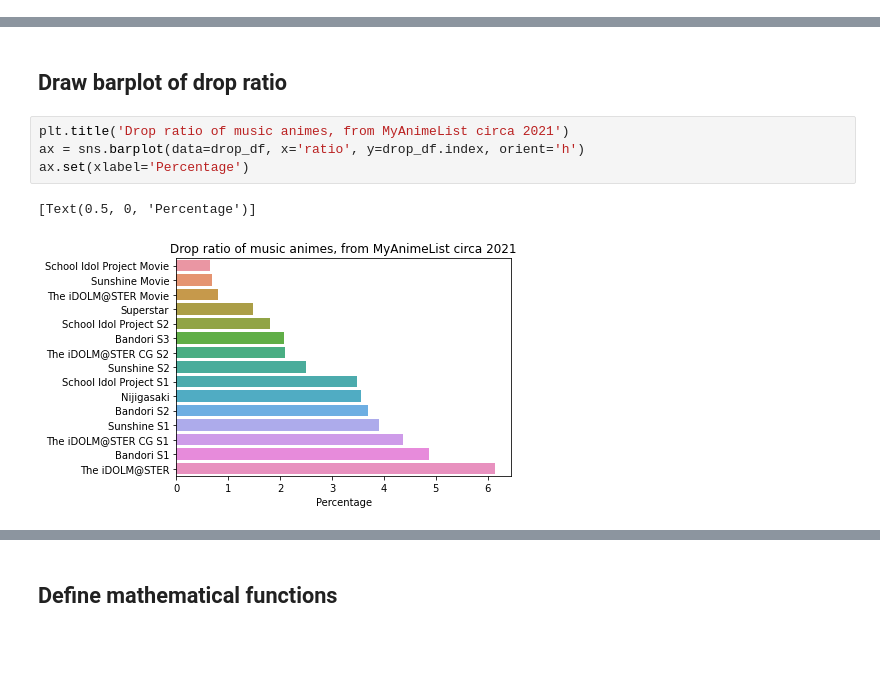
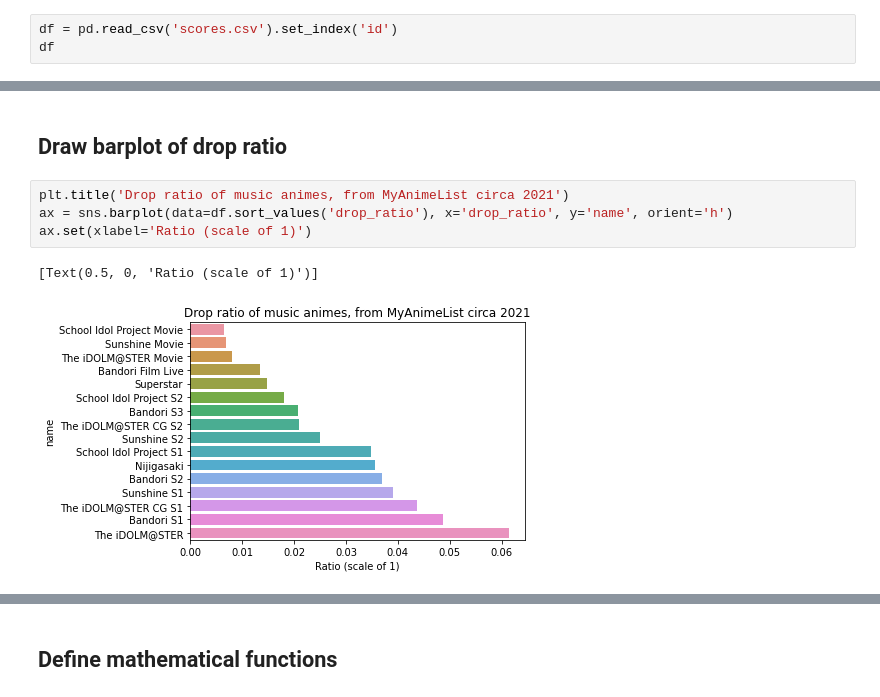
Before and after one commit to hungngocphat01/Toy-Datascience-Projects, a Jupyter notebook: ll-test/main.ipynb, the cells around one changed output, grey strips where cells are left out. Drawn from its saved outputs; the diff is of its cells as text; blank space fills up the shorter version.

```diff
--- a/ll-test/main.ipynb
+++ b/ll-test/main.ipynb
@@ -12,0 +13,3 @@ score_df = pd.read_csv('scores.csv')
+# %%
+df = pd.read_csv('scores.csv').set_index('id')
+df
@@ -14,8 +36,8 @@ score_df = pd.read_csv('scores.csv')
 ## Draw barplot of drop ratio
 # %%
 plt.title('Drop ratio of music animes, from MyAnimeList circa 2021')
-ax = sns.barplot(data=drop_df, x='ratio', y=drop_df.index, orient='h')
-ax.set(xlabel='Percentage')
+ax = sns.barplot(data=df.sort_values('drop_ratio'), x='drop_ratio', y='name', orient='h')
+ax.set(xlabel='Ratio (scale of 1)')
 # %% [output]
-[Text(0.5, 0, 'Percentage')]
+[Text(0.5, 0, 'Ratio (scale of 1)')]
-[figure, old version]
+[figure, new version]
```
Also changed, not shown: parts of 14 cells of this notebook, 3 other files.
